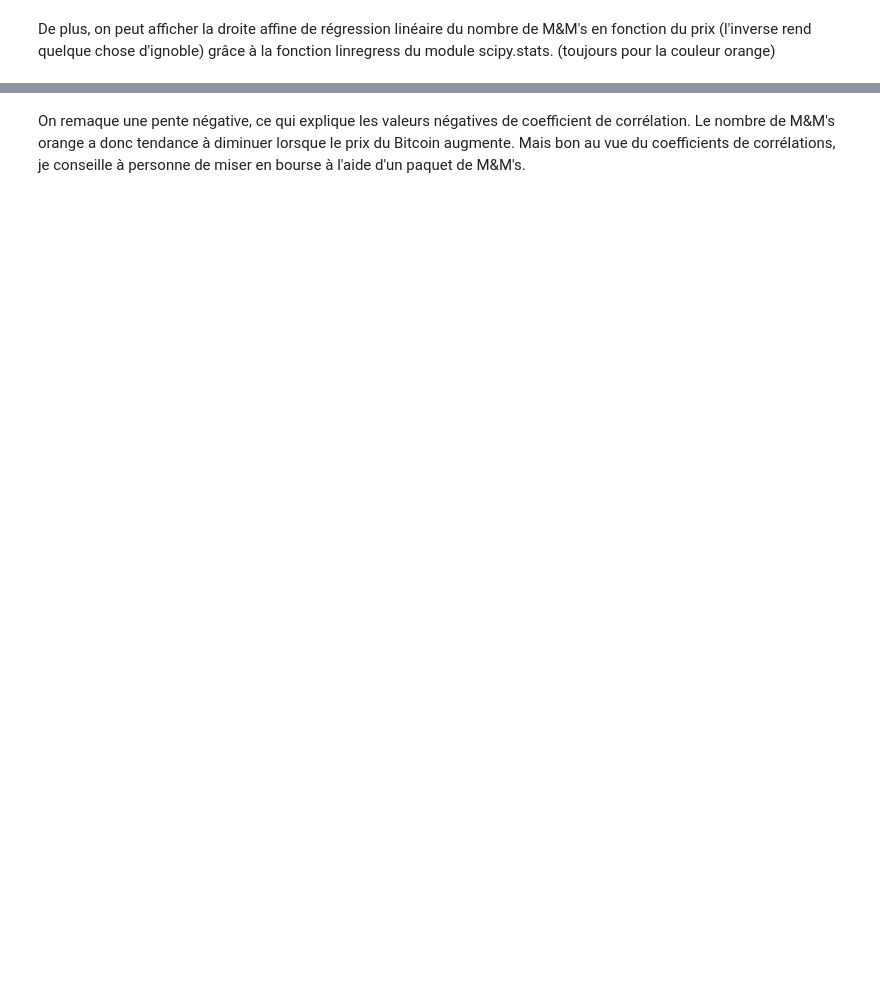
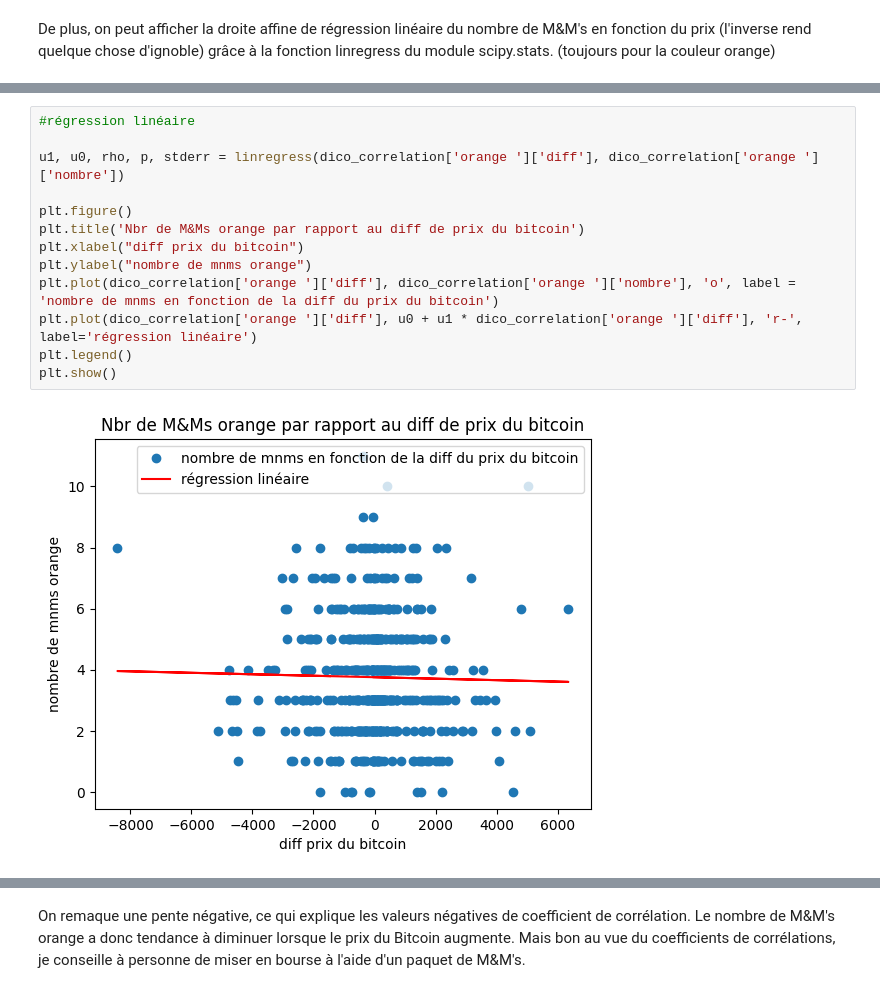
Before and after one commit to Rom906/Projet-Dashboard, a Jupyter notebook: corrélation.ipynb, the cells around one changed output, grey strips where cells are left out. Drawn from its saved outputs; the diff is of its cells as text; blank space fills up the shorter version.

```diff
--- a/corrélation.ipynb
+++ b/corrélation.ipynb
@@ -245,0 +386,15 @@ plt.show()
+# %%
+#régression linéaire
+
+u1, u0, rho, p, stderr = linregress(dico_correlation['orange ']['diff'], dico_correlation['orange ']['nombre'])
+
+plt.figure()
+plt.title('Nbr de M&Ms orange par rapport au diff de prix du bitcoin')
+plt.xlabel("diff prix du bitcoin")
+plt.ylabel("nombre de mnms orange")
+plt.plot(dico_correlation['orange ']['diff'], dico_correlation['orange ']['nombre'], 'o', label = 'nombre de mnms en fonction de la diff du prix du bitcoin')
+plt.plot(dico_correlation['orange ']['diff'], u0 + u1 * dico_correlation['orange ']['diff'], 'r-', label='régression linéaire')
+plt.legend()
+plt.show()
+# %% [output]
+[figure, added]
```
Also changed, not shown: parts of 10 cells of this notebook, 1 other file.
